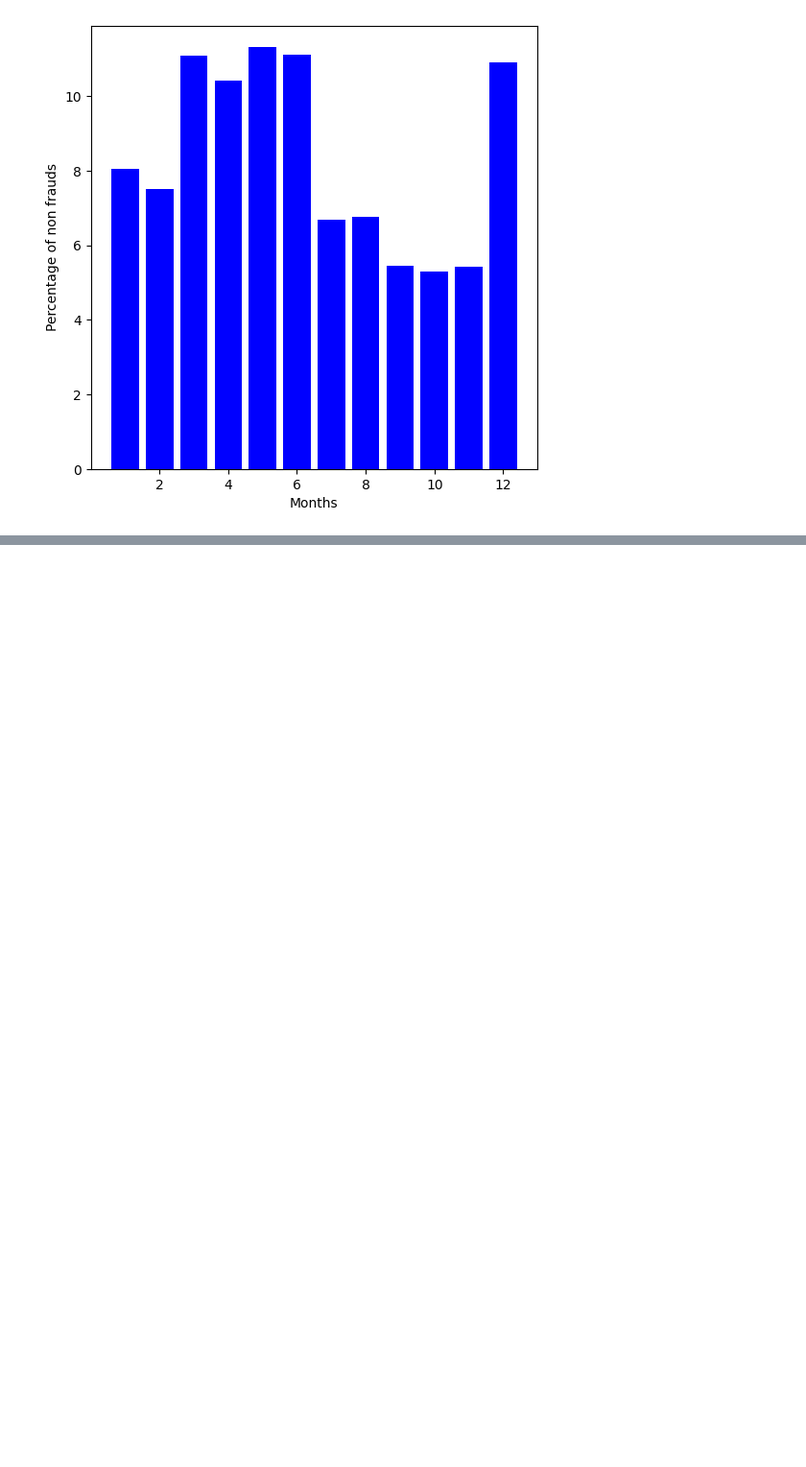
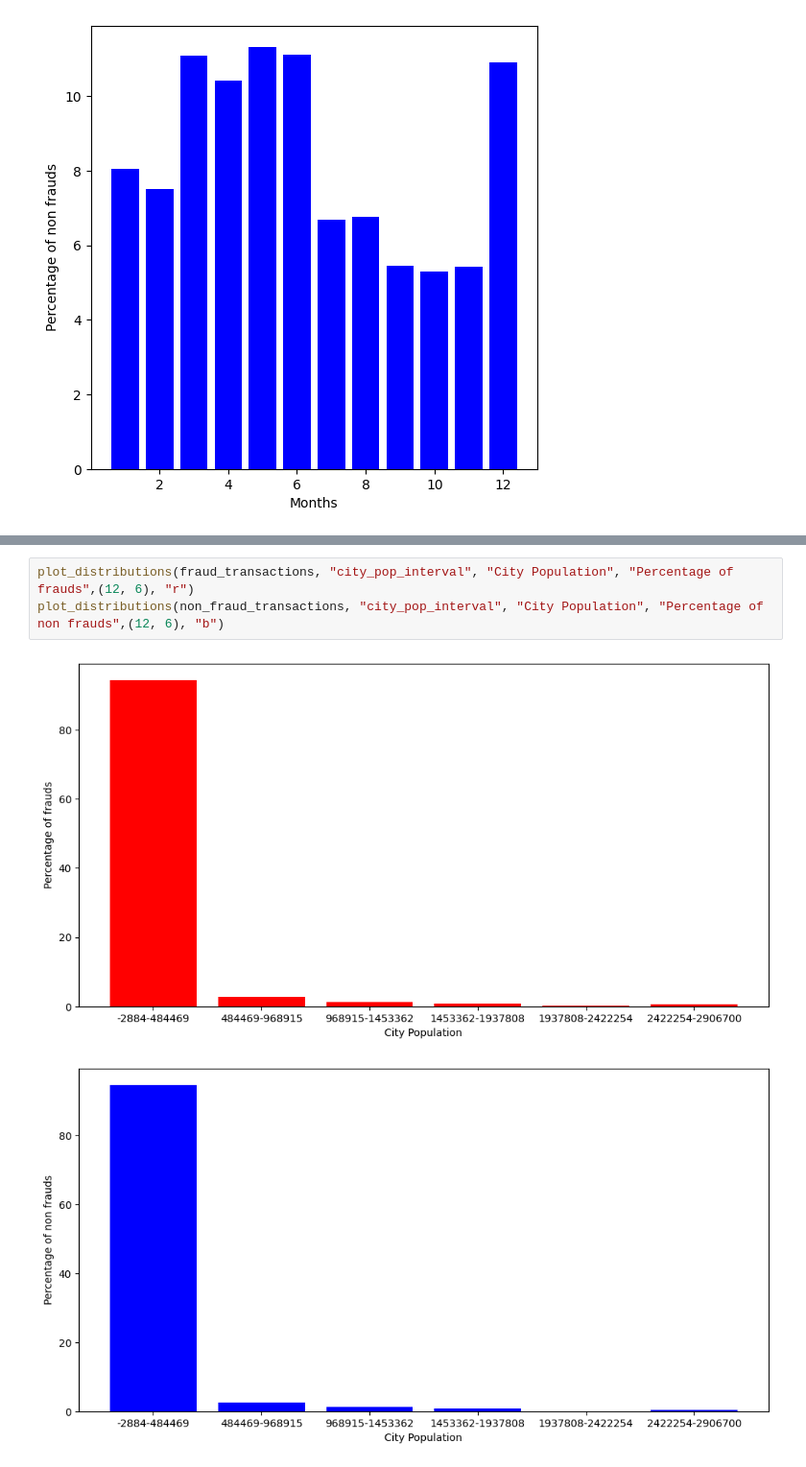
Before and after one commit to SenZmaKi/NyakaMwizi, a Jupyter notebook: nyakamwizi.ipynb, the cells around one changed output, grey strips where cells are left out. Shown at 96% size. Saved outputs shown, nothing was run; the diff lists cells and outputs as text; blank space fills up the shorter version.

```diff
--- a/nyakamwizi.ipynb
+++ b/nyakamwizi.ipynb
@@ -267,0 +294,6 @@ plot_distributions(non_fraud_transactions, "month", "Months", "Percentage of non
+# %%
+plot_distributions(fraud_transactions, "city_pop_interval", "City Population", "Percentage of frauds",(12, 6), "r")
+plot_distributions(non_fraud_transactions, "city_pop_interval", "City Population", "Percentage of non frauds",(12, 6), "b")
+# %% [output]
+[figure, added]
+[figure, added]
```
Also changed, not shown: parts of 7 cells of this notebook.
